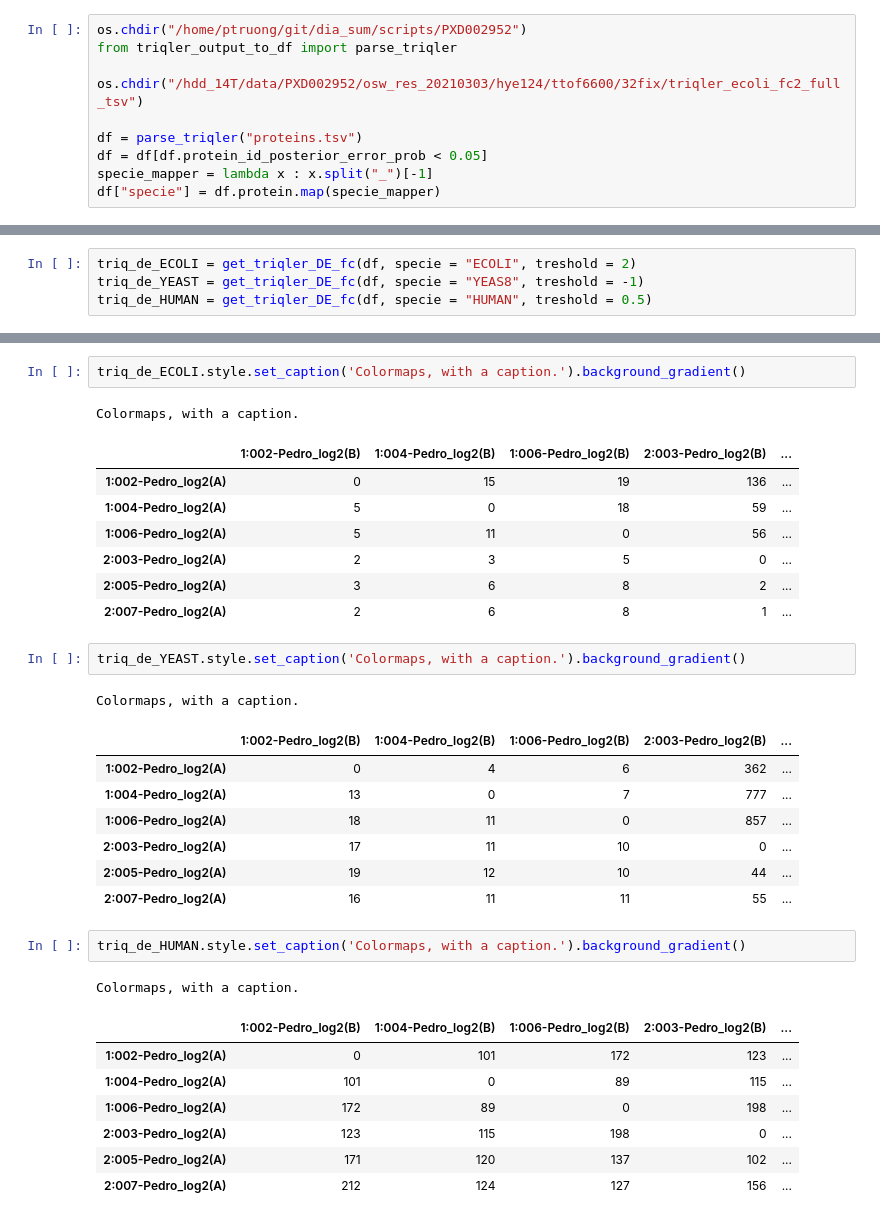
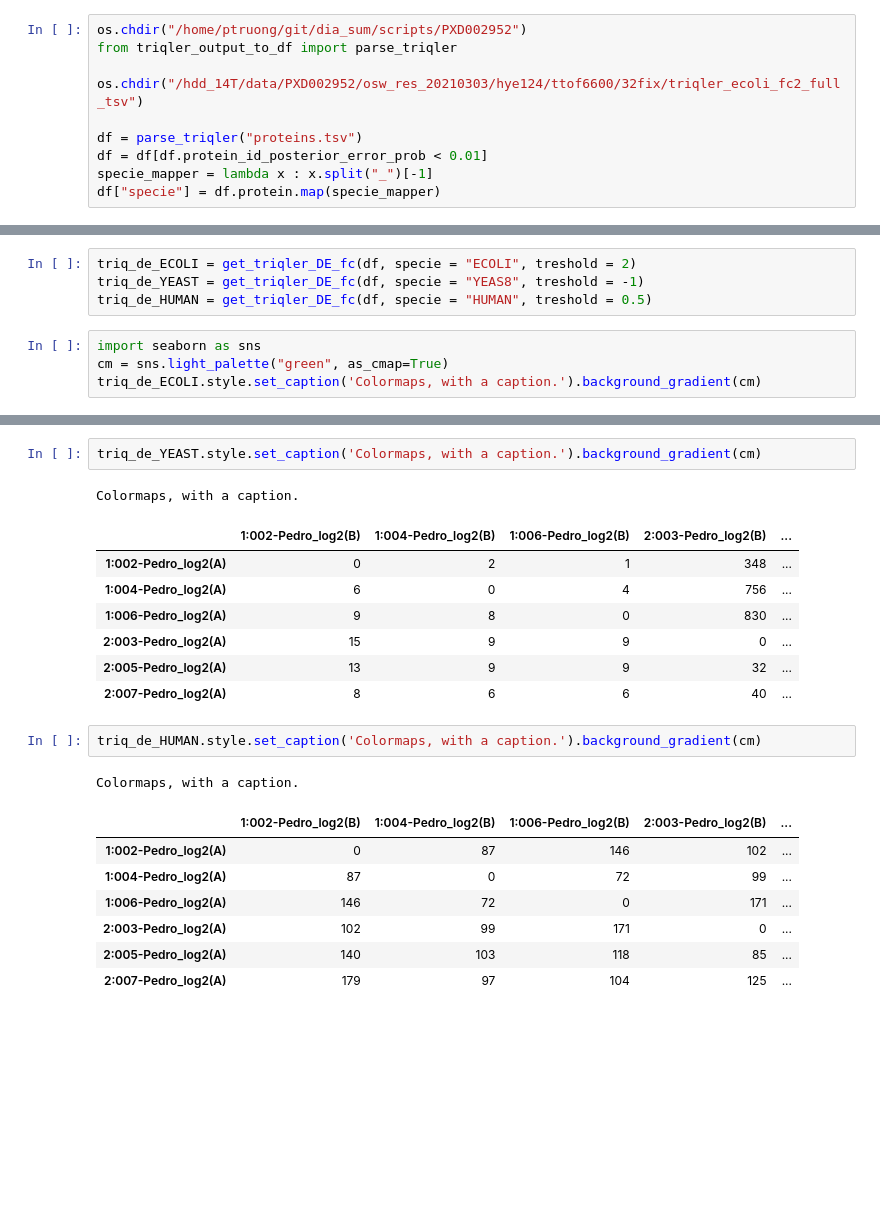
Before and after one commit to statisticalbiotechnology/dia_sum, a Jupyter notebook: scripts/PXD002952/DE_pyprophet_20210331.ipynb, the cells around one changed output, grey strips where cells are left out. Drawn from its saved outputs; the diff is of its cells as text; blank space fills up the shorter version.

```diff
--- a/scripts/PXD002952/DE_pyprophet_20210331.ipynb
+++ b/scripts/PXD002952/DE_pyprophet_20210331.ipynb
@@ -318,7 +318,7 @@ from triqler_output_to_df import parse_triqler
 os.chdir("/hdd_14T/data/PXD002952/osw_res_20210303/hye124/ttof6600/32fix/triqler_ecoli_fc2_full_tsv")
 
 df = parse_triqler("proteins.tsv")
-df = df[df.protein_id_posterior_error_prob < 0.05]
+df = df[df.protein_id_posterior_error_prob < 0.01]
 specie_mapper = lambda x : x.split("_")[-1]
 df["specie"] = df.protein.map(specie_mapper)
 # %%
@@ -365,3 +365,7 @@ def get_triqler_DE_fc(df, specie, treshold):
 triq_de_ECOLI = get_triqler_DE_fc(df, specie = "ECOLI", treshold = 2)
 triq_de_YEAST = get_triqler_DE_fc(df, specie = "YEAS8", treshold = -1)
 triq_de_HUMAN = get_triqler_DE_fc(df, specie = "HUMAN", treshold = 0.5)
+# %%
+import seaborn as sns
+cm = sns.light_palette("green", as_cmap=True)
+triq_de_ECOLI.style.set_caption('Colormaps, with a caption.').background_gradient(cm)
@@ -368,33 +381,22 @@ triq_de_HUMAN = get_triqler_DE_fc(df, specie = "HUMAN", treshold = 0.5)
 # %%
-triq_de_ECOLI.style.set_caption('Colormaps, with a caption.').background_gradient()
+triq_de_YEAST.style.set_caption('Colormaps, with a caption.').background_gradient(cm)
 # %% [output]
 Colormaps, with a caption.
 |  | 1:002-Pedro_log2(B) | 1:004-Pedro_log2(B) | 1:006-Pedro_log2(B) | 2:003-Pedro_log2(B) | ... |
-| 1:002-Pedro_log2(A) | 0 | 15 | 19 | 136 | ... |
-| 1:004-Pedro_log2(A) | 5 | 0 | 18 | 59 | ... |
-| 1:006-Pedro_log2(A) | 5 | 11 | 0 | 56 | ... |
-| 2:003-Pedro_log2(A) | 2 | 3 | 5 | 0 | ... |
-| 2:005-Pedro_log2(A) | 3 | 6 | 8 | 2 | ... |
-| 2:007-Pedro_log2(A) | 2 | 6 | 8 | 1 | ... |
+| 1:002-Pedro_log2(A) | 0 | 2 | 1 | 348 | ... |
+| 1:004-Pedro_log2(A) | 6 | 0 | 4 | 756 | ... |
+| 1:006-Pedro_log2(A) | 9 | 8 | 0 | 830 | ... |
+| 2:003-Pedro_log2(A) | 15 | 9 | 9 | 0 | ... |
+| 2:005-Pedro_log2(A) | 13 | 9 | 9 | 32 | ... |
+| 2:007-Pedro_log2(A) | 8 | 6 | 6 | 40 | ... |
 # %%
-triq_de_YEAST.style.set_caption('Colormaps, with a caption.').background_gradient()
+triq_de_HUMAN.style.set_caption('Colormaps, with a caption.').background_gradient(cm)
 # %% [output]
 Colormaps, with a caption.
 |  | 1:002-Pedro_log2(B) | 1:004-Pedro_log2(B) | 1:006-Pedro_log2(B) | 2:003-Pedro_log2(B) | ... |
-| 1:002-Pedro_log2(A) | 0 | 4 | 6 | 362 | ... |
-| 1:004-Pedro_log2(A) | 13 | 0 | 7 | 777 | ... |
-| 1:006-Pedro_log2(A) | 18 | 11 | 0 | 857 | ... |
-| 2:003-Pedro_log2(A) | 17 | 11 | 10 | 0 | ... |
-| 2:005-Pedro_log2(A) | 19 | 12 | 10 | 44 | ... |
-| 2:007-Pedro_log2(A) | 16 | 11 | 11 | 55 | ... |
+| 1:002-Pedro_log2(A) | 0 | 87 | 146 | 102 | ... |
+| 1:004-Pedro_log2(A) | 87 | 0 | 72 | 99 | ... |
+| 1:006-Pedro_log2(A) | 146 | 72 | 0 | 171 | ... |
+| 2:003-Pedro_log2(A) | 102 | 99 | 171 | 0 | ... |
+| 2:005-Pedro_log2(A) | 140 | 103 | 118 | 85 | ... |
+| 2:007-Pedro_log2(A) | 179 | 97 | 104 | 125 | ... |
-# %%
-triq_de_HUMAN.style.set_caption('Colormaps, with a caption.').background_gradient()
-# %% [output]
-Colormaps, with a caption.
-|  | 1:002-Pedro_log2(B) | 1:004-Pedro_log2(B) | 1:006-Pedro_log2(B) | 2:003-Pedro_log2(B) | ... |
-| 1:002-Pedro_log2(A) | 0 | 101 | 172 | 123 | ... |
-| 1:004-Pedro_log2(A) | 101 | 0 | 89 | 115 | ... |
-| 1:006-Pedro_log2(A) | 172 | 89 | 0 | 198 | ... |
-| 2:003-Pedro_log2(A) | 123 | 115 | 198 | 0 | ... |
-| 2:005-Pedro_log2(A) | 171 | 120 | 137 | 102 | ... |
-| 2:007-Pedro_log2(A) | 212 | 124 | 127 | 156 | ... |
```
Also changed, not shown: parts of 3 cells of this notebook, 2 other files.
